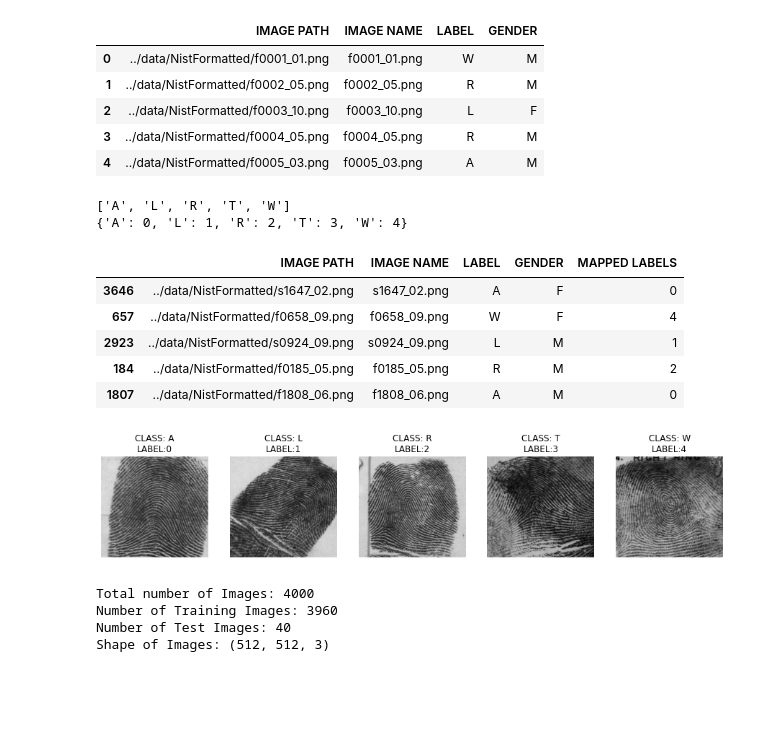
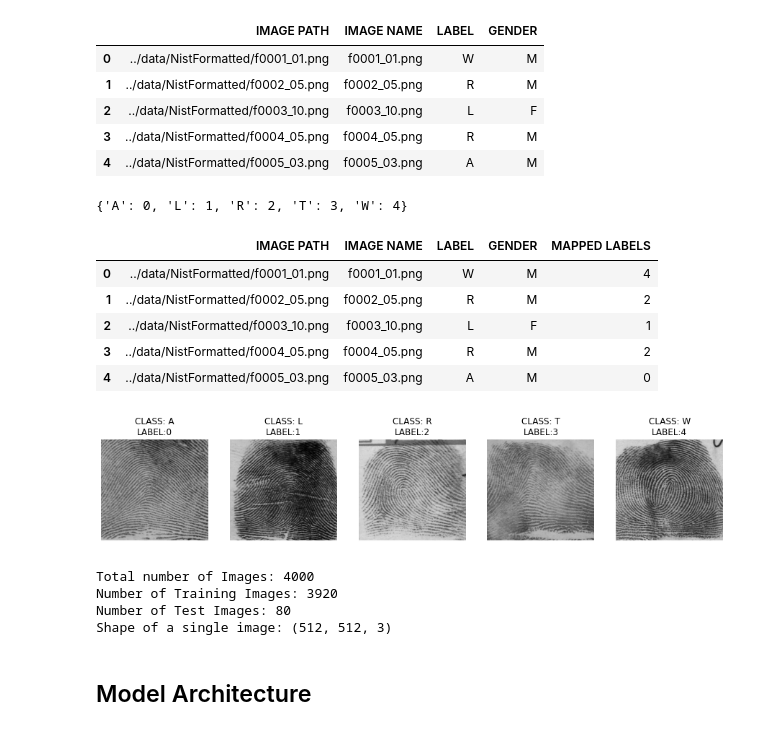
Before and after one commit to Sachin2911/Fingerprint-Blood-Group-Detection, a Jupyter notebook: Algos/Nist1.0.0.ipynb, the cells around one changed output. Drawn from its saved outputs; the diff is of its cells as text; code cells hidden in the pictures; blank space fills up the shorter version.

Commit message:
Add files via upload
Updated Nist algo

```diff
--- a/Algos/Nist1.0.0.ipynb
+++ b/Algos/Nist1.0.0.ipynb
@@ -63,27 +49,30 @@ df.head()
 # %%
 #Classes to integer mapping
 classes = list(np.unique(labels))
-print(classes)
 map_classes = dict(zip(classes, [t for t in range(len(classes))]))
 print(map_classes)
 df['MAPPED LABELS'] = [map_classes[i] for i in df['LABEL']]
-df = df.sample(frac = 1) #To randomly shuffle the data
-df.to_csv('dataset.csv')
+#df = df.sample(frac = 1) #To randomly shuffle the data
+#Saving the dataset in-case of future use
+directory = 'DataNist1.0.0'
+if not os.path.exists(directory):
+    os.makedirs(directory)
+df.to_csv('DataNist1.0.0/dataset.csv')
 df.head()
 # %% [output]
-['A', 'L', 'R', 'T', 'W']
 {'A': 0, 'L': 1, 'R': 2, 'T': 3, 'W': 4}
 |  | IMAGE PATH | IMAGE NAME | LABEL | GENDER | MAPPED LABELS |
-| 3646 | ../data/NistFormatted/s1647_02.png | s1647_02.png | A | F | 0 |
-| 657 | ../data/NistFormatted/f0658_09.png | f0658_09.png | W | F | 4 |
-| 2923 | ../data/NistFormatted/s0924_09.png | s0924_09.png | L | M | 1 |
-| 184 | ../data/NistFormatted/f0185_05.png | f0185_05.png | R | M | 2 |
-| 1807 | ../data/NistFormatted/f1808_06.png | f1808_06.png | A | M | 0 |
+| 0 | ../data/NistFormatted/f0001_01.png | f0001_01.png | W | M | 4 |
+| 1 | ../data/NistFormatted/f0002_05.png | f0002_05.png | R | M | 2 |
+| 2 | ../data/NistFormatted/f0003_10.png | f0003_10.png | L | F | 1 |
+| 3 | ../data/NistFormatted/f0004_05.png | f0004_05.png | R | M | 2 |
+| 4 | ../data/NistFormatted/f0005_03.png | f0005_03.png | A | M | 0 |
 # %%
 dim = len(classes)
 fig,axes = plt.subplots(1,dim)
 fig.subplots_adjust(0,0,2,2)
 for idx, i in enumerate(classes):
+    # Gets random example from each class
     dum = df[df['LABEL'] == i]
     random_num = random.choice(dum.index)
     label = df.loc[random_num]['LABEL']
@@ -91,28 +80,37 @@ for idx, i in enumerate(classes):
     axes[idx].set_title("CLASS: "+label +"\n" +  "LABEL:"+str(map_classes[label]))
     axes[idx].axis('off')
 # %% [output]
-[figure, old version]
+[figure, new version]
 # %%
+# We don't need the gender for now
 X_data = df['IMAGE PATH']
 y_data = df['MAPPED LABELS']
-X_train, X_test, y_train, y_test = train_test_split(X_data, y_data, shuffle=True, test_size=0.01,stratify=y_data)
-#Creating numpy arrays of images
-X = []
-y = []
-for i in X_train:
-    X.append(cv2.imread(i))
-for i in y_train:
-    y.append(i)
-X = np.array(X)
-y = np.array(y)
-# Converting the labels vector to one-hot format
-y = keras.utils.to_categorical(y, 5)
+X_train, X_test, Y_train, Y_test = train_test_split(X_data, y_data, shuffle=True, test_size=0.02,stratify=y_data, random_state=42)
+
+
+# Currently the df only has the image paths. We need to read the image data.
+
+# Just iterates through the paths, reads the data and stores in array
+def image_data_getter(X, Y):
+    X_result = []
+    Y_result = []
+    for i in X:
+        X_result.append(cv2.imread(i))
+    for i in Y:
+        Y_result.append(i)
+    #One hot encoding the oridnal
+    Y_result = keras.utils.to_categorical(Y_result, 5)
+    return np.array(X_result), np.array(Y_result)
+
+X_train_arr, Y_train_arr = image_data_getter(X_train, Y_train)
+X_test_arr, Y_test_arr = image_data_getter(X_test, Y_test)
+
 print(f"Total number of Images: {len(X_data)}")
-print(f"Number of Training Images: {len(X_train)}")
-print(f"Number of Test Images: {len(X_test)}") # Saving a small number of images for model testing
-print(f"Shape of Images: {X[0].shape}") #Printing the shape of Images
+print(f"Number of Training Images: {len(X_train_arr)}")
+print(f"Number of Test Images: {len(X_test_arr)}")
+print(f"Shape of a single image: {X_train_arr[0].shape}")
 # %% [output]
 Total number of Images: 4000
-Number of Training Images: 3960
-Number of Test Images: 40
-Shape of Images: (512, 512, 3)
+Number of Training Images: 3920
+Number of Test Images: 80
+Shape of a single image: (512, 512, 3)
@@ -119,3 +122,5 @@ Shape of Images: (512, 512, 3)
+# %% [markdown]
+## Model Architecture
 # %%
 model = keras.Sequential(
     [
```
Also changed, not shown: parts of 27 cells of this notebook, 8 other files.
